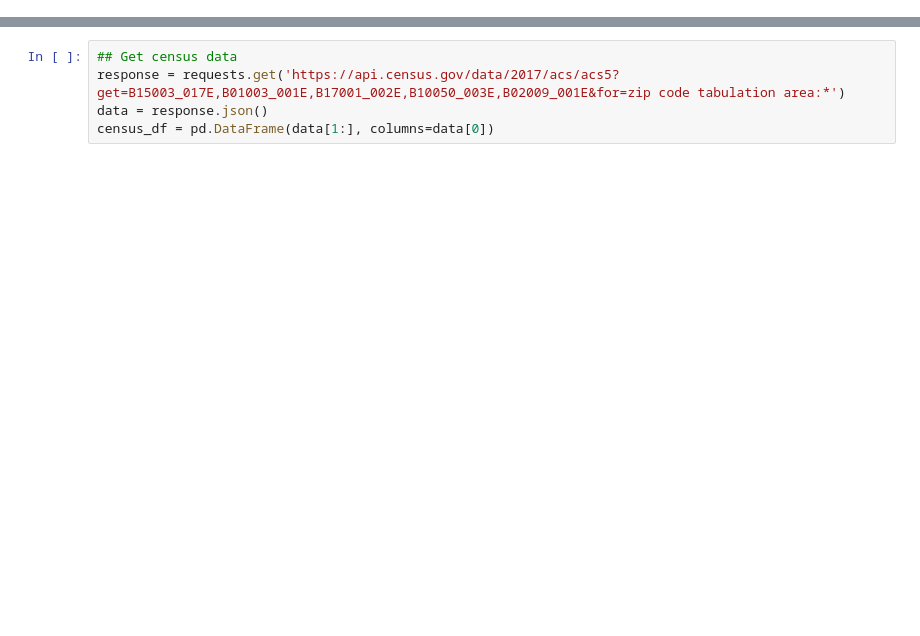
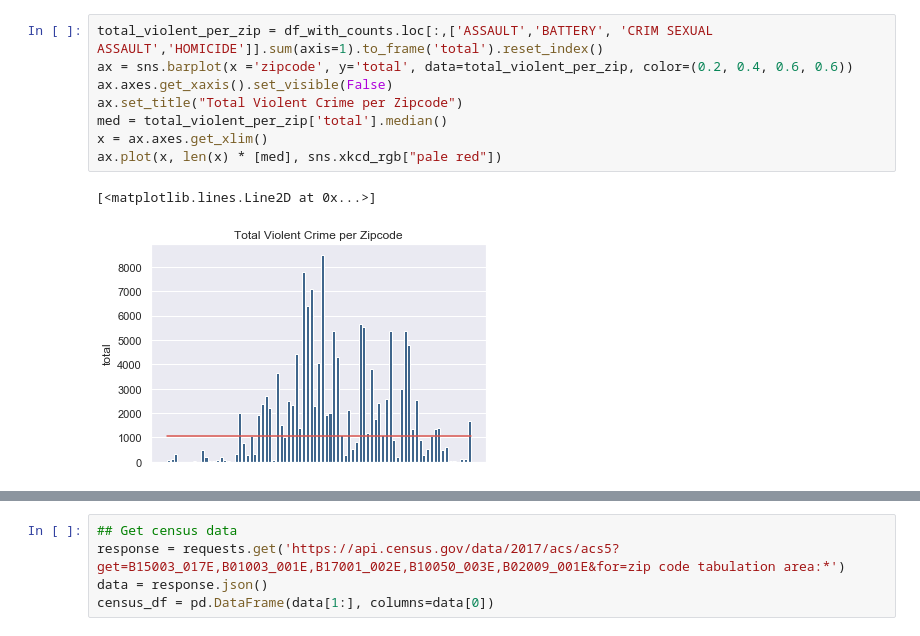
Before and after one commit to jamjensen/ml-pub-policy, a Jupyter notebook: hw1/revised_hw1.ipynb, the cells around one changed output, grey strips where cells are left out. Cells and saved outputs as stored; diff of their text form; blank space fills up the shorter version.

```diff
--- a/hw1/revised_hw1.ipynb
+++ b/hw1/revised_hw1.ipynb
@@ -33,0 +77,11 @@ df_with_counts = df_with_zip.groupby(['zipcode','primary_type']).size().unstack(
+# %%
+total_violent_per_zip = df_with_counts.loc[:,['ASSAULT','BATTERY', 'CRIM SEXUAL ASSAULT','HOMICIDE']].sum(axis=1).to_frame('total').reset_index()
+ax = sns.barplot(x ='zipcode', y='total', data=total_violent_per_zip, color=(0.2, 0.4, 0.6, 0.6))
+ax.axes.get_xaxis().set_visible(False)
+ax.set_title("Total Violent Crime per Zipcode")
+med = total_violent_per_zip['total'].median()
+x = ax.axes.get_xlim()
+ax.plot(x, len(x) * [med], sns.xkcd_rgb["pale red"])
+# %% [output]
+[<matplotlib.lines.Line2D at 0x...>]
+[figure, added]
```
Also changed, not shown: parts of 33 cells of this notebook.
